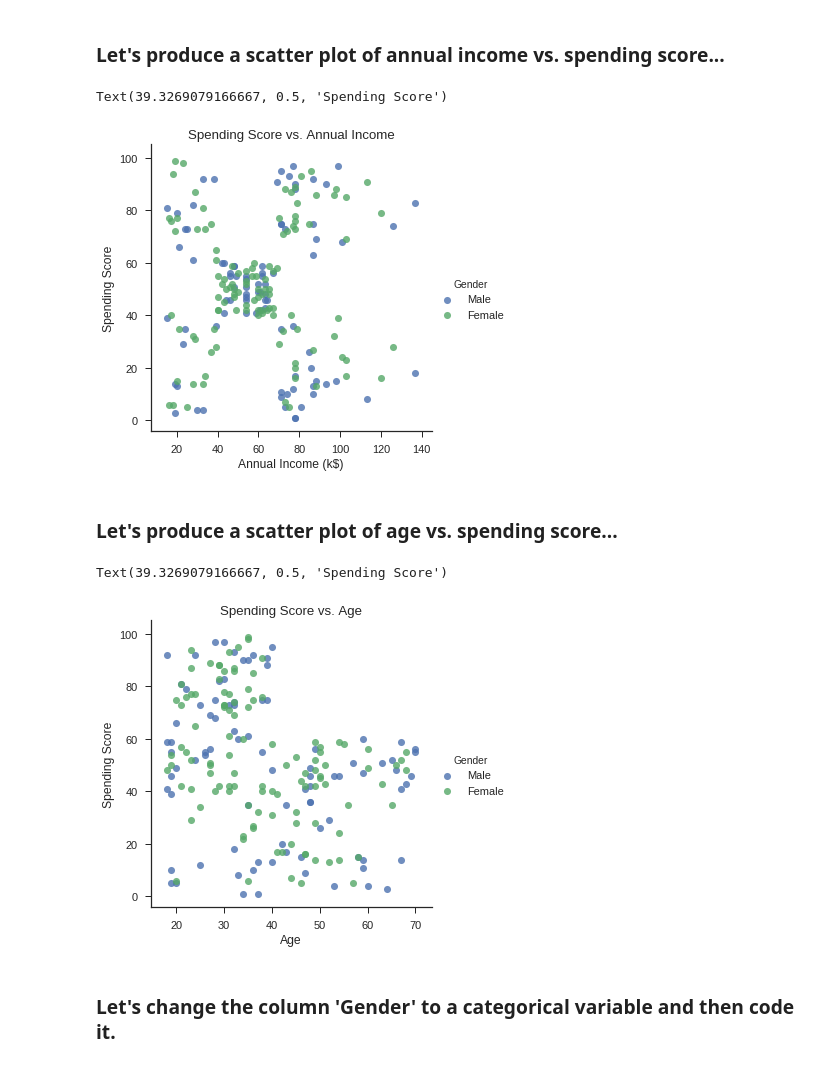
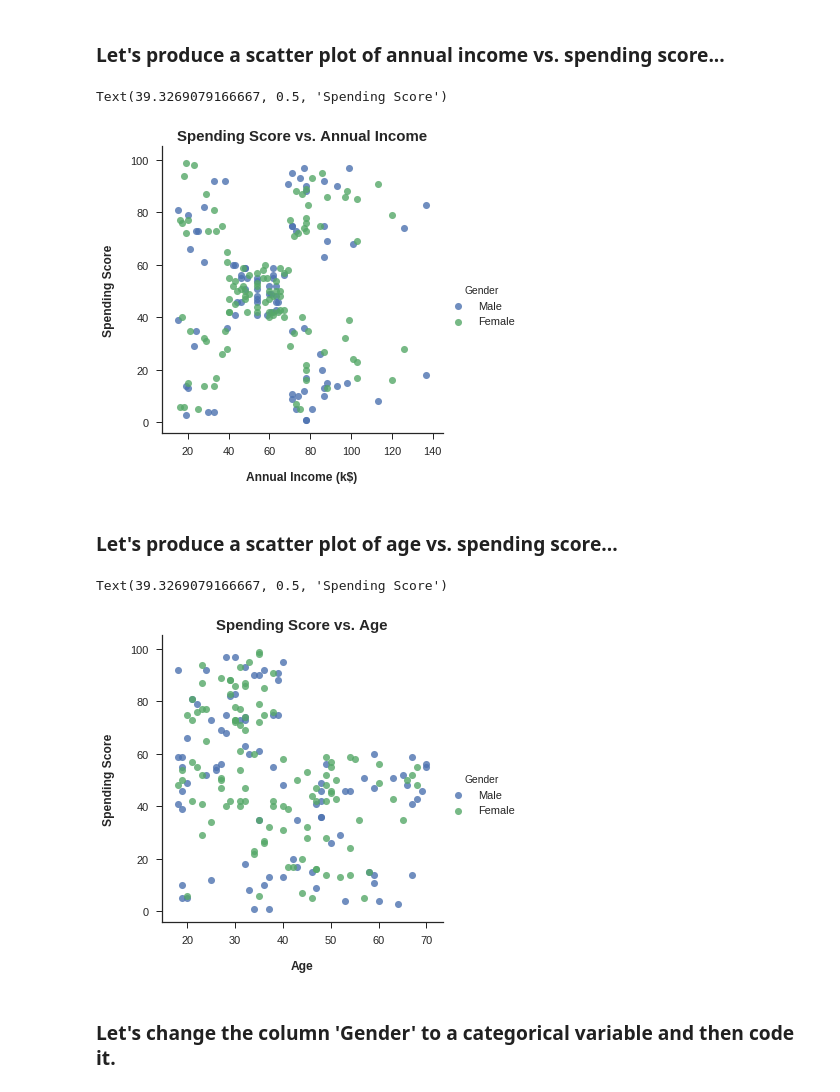
Before and after one commit to ROARMarketingConcepts/Machine-Learning-Projects, a Jupyter notebook: Mall_Customer_Segmentation_Analysis.ipynb, the cells around one changed output. Drawn from its saved outputs; the diff is of its cells as text; code cells hidden in the pictures.

```diff
--- a/Mall_Customer_Segmentation_Analysis.ipynb
+++ b/Mall_Customer_Segmentation_Analysis.ipynb
@@ -238,46 +244,35 @@ sns.lmplot('Annual Income (k$)', # Horizontal axis
 
 #sns.plt.show()
 
-
-# Set title
-plt.title('Spending Score vs. Annual Income')
-
-# Set x-axis label
-plt.xlabel('Annual Income (k$)')
-
-# Set y-axis label
-plt.ylabel('Spending Score')
+plt.title('Spending Score vs. Annual Income',fontsize=15,fontweight='bold')
+plt.xlabel('Annual Income (k$)',labelpad = 15,fontsize=12,fontweight='bold')
+plt.ylabel('Spending Score',labelpad = 15,fontsize=12,fontweight='bold')
 # %% [output]
 Text(39.3269079166667, 0.5, 'Spending Score')
-[figure, old version]
+[figure, new version]
 # %% [markdown]
 ### Let's produce a scatter plot of age vs. spending score...
 # %%
 # Set style of scatterplot
 
 sns.set_context("notebook", font_scale=1.1)
 sns.set_style("ticks")
 
 # Create scatterplot of dataframe
 sns.lmplot('Age', # Horizontal axis
            'Spending Score (1-100)', # Vertical axis
            data=df, # Data source
            hue = 'Gender', # Different color markers for 'Male' & 'Female'
            fit_reg=False, # Don't fix a regression line
            scatter_kws={"marker": "D", # Set marker style
                         "s": 50}) # S marker size
 
-# Set title
-plt.title('Spending Score vs. Age')
-
-# Set x-axis label
-plt.xlabel('Age')
-
-# Set y-axis label
-plt.ylabel('Spending Score')
+plt.title('Spending Score vs. Age',fontsize=15,fontweight='bold')
+plt.xlabel('Age',labelpad = 15,fontsize=12,fontweight='bold')
+plt.ylabel('Spending Score',labelpad = 15,fontsize=12,fontweight='bold')
 # %% [output]
 Text(39.3269079166667, 0.5, 'Spending Score')
-[figure, old version]
+[figure, new version]
 # %% [markdown]
 ### Let's change the column 'Gender' to a categorical variable and then code it.
 # %%
```
Also changed, not shown: parts of 3 cells of this notebook.
